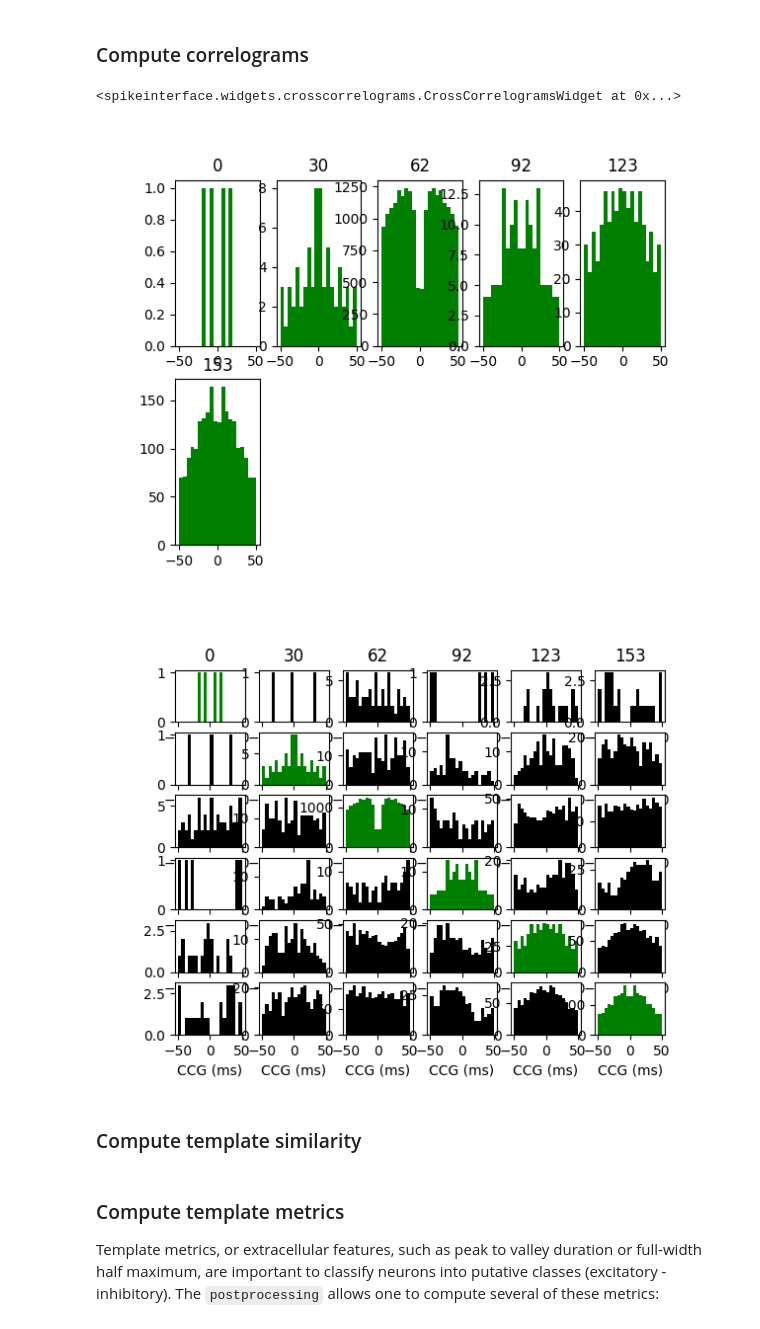
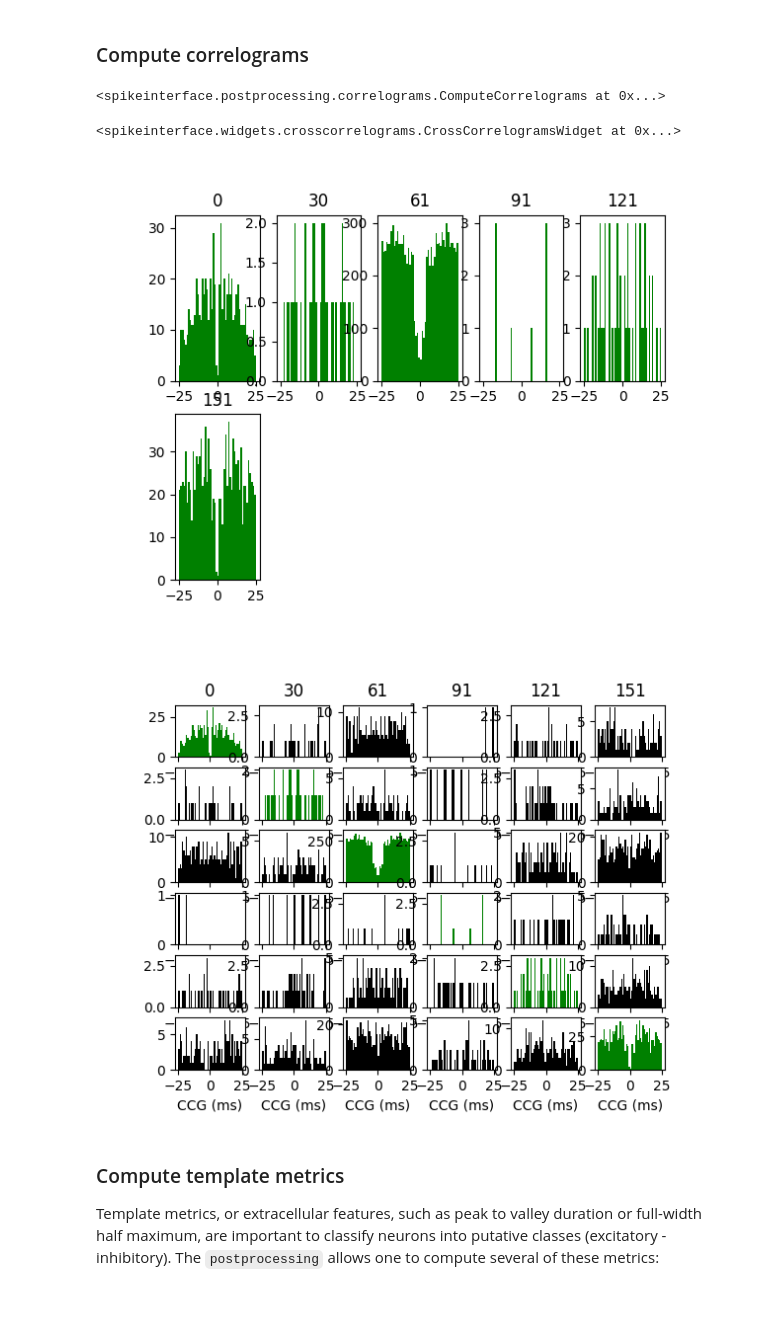
Before and after one commit to samuelgarcia/school_spike_sorting_Aussois_2024, a Jupyter notebook: Tutorial_spikeinterface/SpikeInterface_Tutorial.ipynb, the cells around one changed output. Cells and saved outputs as stored; diff of their text form; code cells hidden in the pictures.

```diff
--- a/Tutorial_spikeinterface/SpikeInterface_Tutorial.ipynb
+++ b/Tutorial_spikeinterface/SpikeInterface_Tutorial.ipynb
@@ -42,7 +41,8 @@ warnings.simplefilter("ignore")
 # %% [markdown]
 # 1. Reading recording and sorting <a class="anchor" id="loading"></a>
 # %%
-base_folder = Path('/home/samuel/DataSpikeSorting/Aussois_SI_tutorial/')
+# base_folder = Path('/home/samuel/DataSpikeSorting/Aussois_SI_tutorial/')
+base_folder = Path('/data_local/DataSpikeSorting/Aussois_SI_tutorial')
 oe_folder = base_folder / 'openephys_recording/2023-08-23_15-56-05'
 # %%
 full_raw_rec = si.read_openephys(oe_folder)
@@ -453,7 +451,7 @@ si.installed_sorters()
 sorter_params = {'do_correction': False}
 # %%
 # run spike sorting on entire recording
-sorting_KS25 = si.run_sorter('kilosort4', recording_saved,
+sorting_KS25 = si.run_sorter('kilosort2_5', recording_saved,
                              output_folder=base_folder / 'sorter_KS25',
                              verbose=True, **sorter_params)
 # %% [output]
@@ -533,7 +570,6 @@ When docker/singularity is installed, you can simply run the sorter in a contain
 # %%
-# run spike sorting on entire recording
-sorting_KS2 = si.run_sorter('kilosort2', recording_saved,
-                            output_folder=base_folder / 'results_KS2',
-                            verbose=True,
-                            docker_image=True,
-                            **job_kwargs)
+# sorter_params = {'do_correction': False}
+# sorting_KS4 = si.run_sorter('kilosort4', recording_saved,
+#                             output_folder=base_folder / 'sorter_KS4',
+#                             verbose=True,
+#                             **sorter_params)
@@ -733,0 +602,3 @@ ChannelSparsity - units: 156 - channels: 64 - density, P(x=1): 0.26
+# %%
+analyzer = si.create_sorting_analyzer(sorting, recording_saved, sparse=True)
+print(analyzer)
@@ -864,9 +800,11 @@ ccgs, bins = si.compute_correlograms(we)
+# %%
+analyzer.compute("correlograms")
+# %% [output]
+<spikeinterface.postprocessing.correlograms.ComputeCorrelograms at 0x...>
 # %%
-si.plot_autocorrelograms(we, unit_ids=sorting.unit_ids[::30])
-si.plot_crosscorrelograms(we, unit_ids=sorting.unit_ids[::30])
+si.plot_autocorrelograms(analyzer, unit_ids=sorting.unit_ids[::30])
+si.plot_crosscorrelograms(analyzer, unit_ids=sorting.unit_ids[::30])
 # %% [output]
 <spikeinterface.widgets.crosscorrelograms.CrossCorrelogramsWidget at 0x...>
-[figure, old version]
+[figure, new version]
-[figure, old version]
+[figure, new version]
-# %% [markdown]
-### Compute template similarity
```
Also changed, not shown: parts of 109 cells of this notebook.
